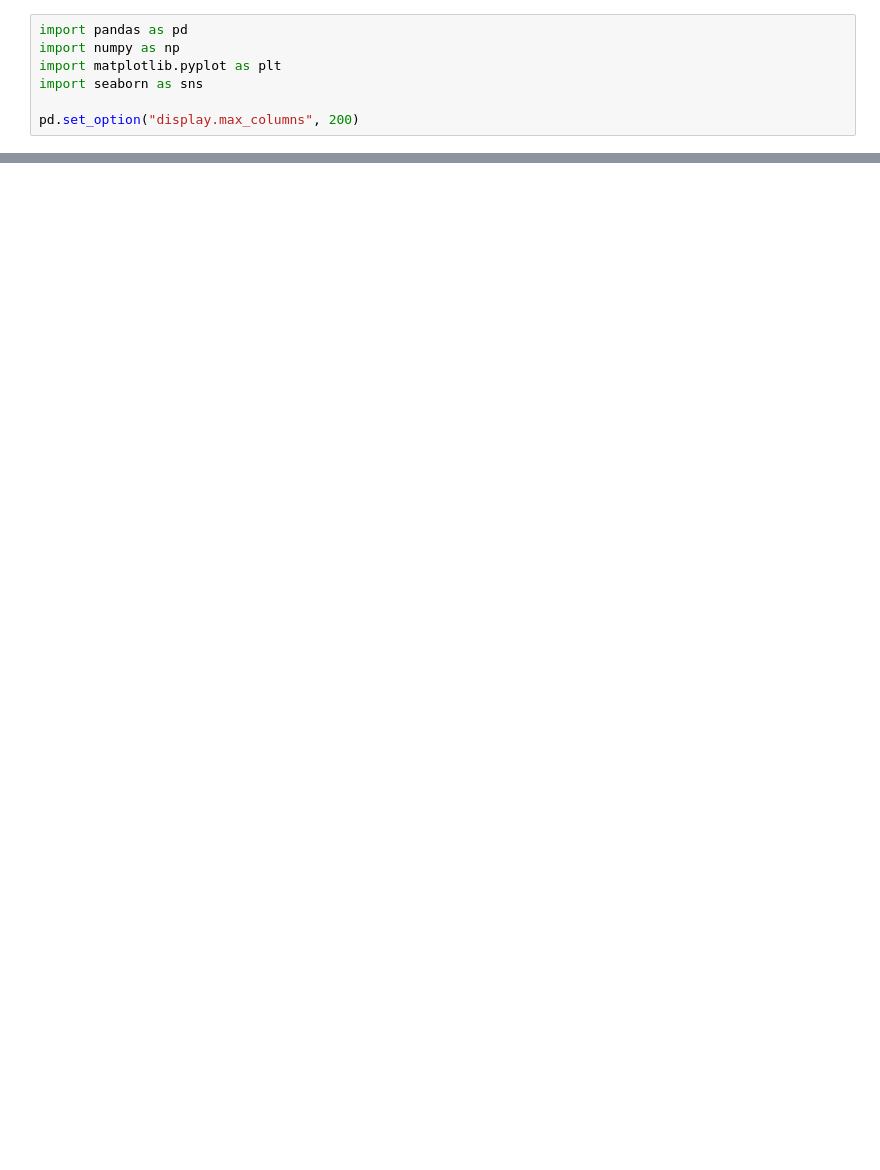
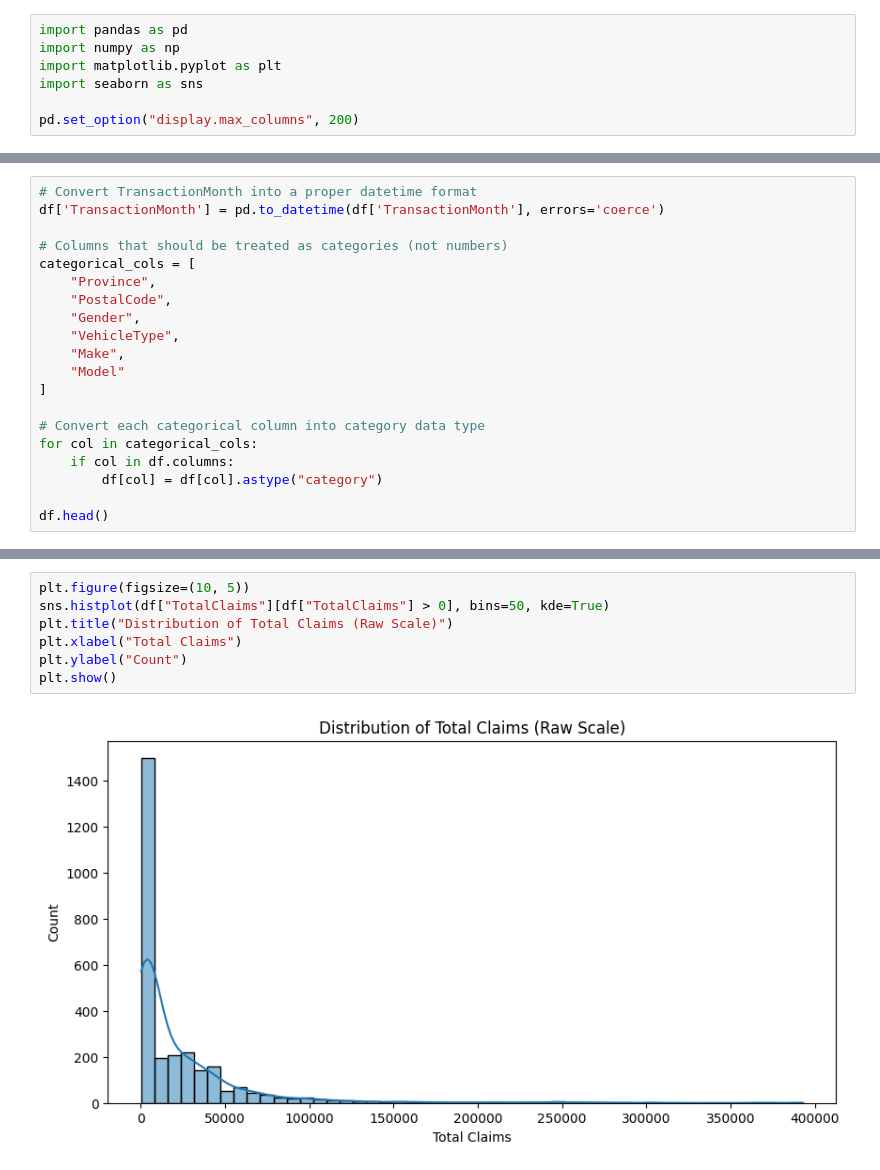
Before and after one commit to RedietDegu/insurance-risk-analytics, a Jupyter notebook: notebooks/01_eda.ipynb, the cells around one changed output, grey strips where cells are left out. Cells and saved outputs as stored; diff of their text form; blank space fills up the shorter version.

```diff
--- a/notebooks/01_eda.ipynb
+++ b/notebooks/01_eda.ipynb
@@ -12,0 +23,20 @@ ValueError: The 'low_memory' option is not supported with the 'python' engine
+# %%
+# Convert TransactionMonth into a proper datetime format
+df['TransactionMonth'] = pd.to_datetime(df['TransactionMonth'], errors='coerce')
+
+# Columns that should be treated as categories (not numbers)
+categorical_cols = [
+    "Province",
+    "PostalCode",
+    "Gender",
+    "VehicleType",
+    "Make",
+    "Model"
+]
+
+# Convert each categorical column into category data type
+for col in categorical_cols:
+    if col in df.columns:
+        df[col] = df[col].astype("category")
+
+df.head()
@@ -12,0 +142,9 @@ ValueError: The 'low_memory' option is not supported with the 'python' engine
+# %%
+plt.figure(figsize=(10, 5))
+sns.histplot(df["TotalClaims"][df["TotalClaims"] > 0], bins=50, kde=True)
+plt.title("Distribution of Total Claims (Raw Scale)")
+plt.xlabel("Total Claims")
+plt.ylabel("Count")
+plt.show()
+# %% [output]
+[figure, added]
```
Also changed, not shown: parts of 9 cells of this notebook, 1 other file.
